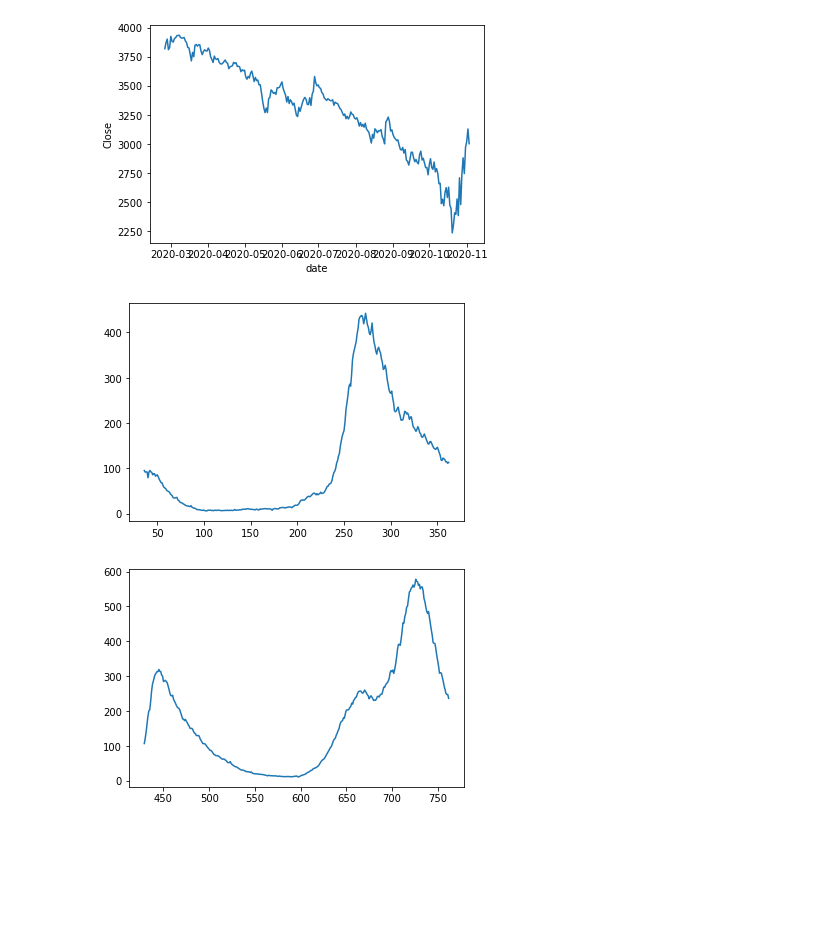
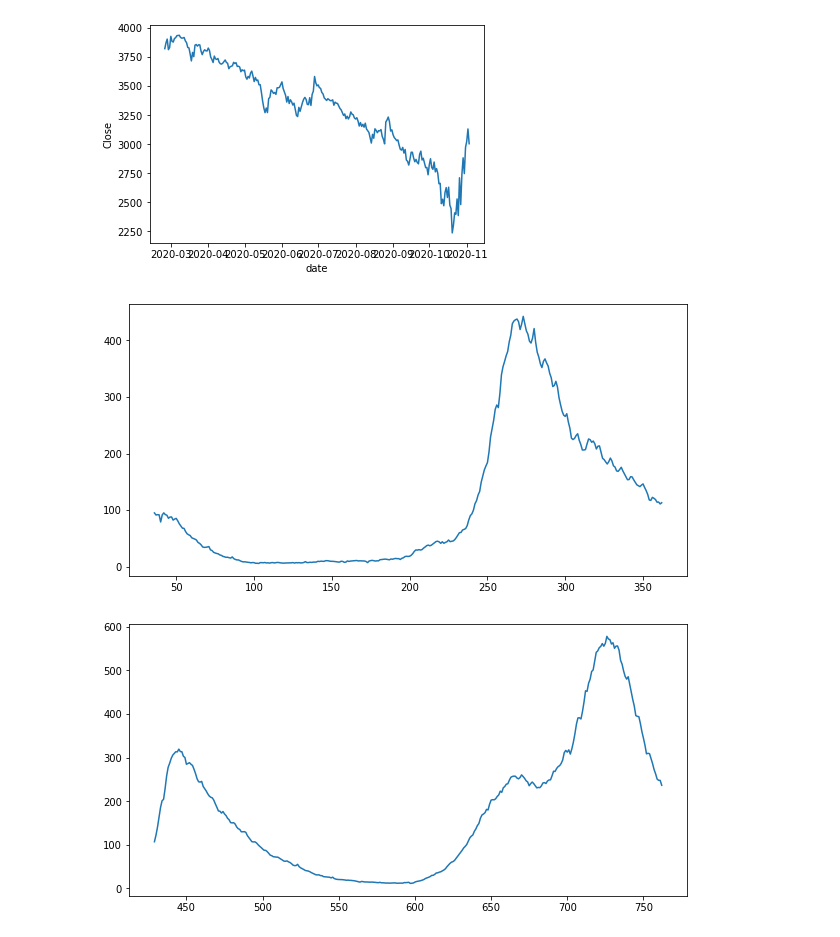
Before and after one commit to acumpelik/DataVisualizationClass, a Jupyter notebook: Week 2/DataVis2021_Assignment2_Cumpelik.ipynb, the cells around one changed output. Saved outputs shown, nothing was run; the diff lists cells and outputs as text; code cells hidden in the pictures; blank space fills up the shorter version.

```diff
--- a/Week 2/DataVis2021_Assignment2_Cumpelik.ipynb
+++ b/Week 2/DataVis2021_Assignment2_Cumpelik.ipynb
@@ -205,16 +214,16 @@ object
 # %%
 # Plot hospitalized patients per million
 # hosp_patients_per_million
 hosp_bycountry = df.groupby("location")["hosp_patients_per_million"]
 hosp_AT = hosp_bycountry.get_group("Austria")
-hosp_AT.plot()
+hosp_AT.plot(figsize=(10,5))
 plt.show()
 hosp_UK = hosp_bycountry.get_group("United Kingdom")
-hosp_UK.plot()
+hosp_UK.plot(figsize=(10,5))
 plt.show()
 # %% [output]
-[figure, old version]
+[figure, new version]
-[figure, old version]
+[figure, new version]
 # %%
 # Plot ICU patients per million
 # icu_patients_per_million
```
Also changed, not shown: parts of 6 cells of this notebook.
